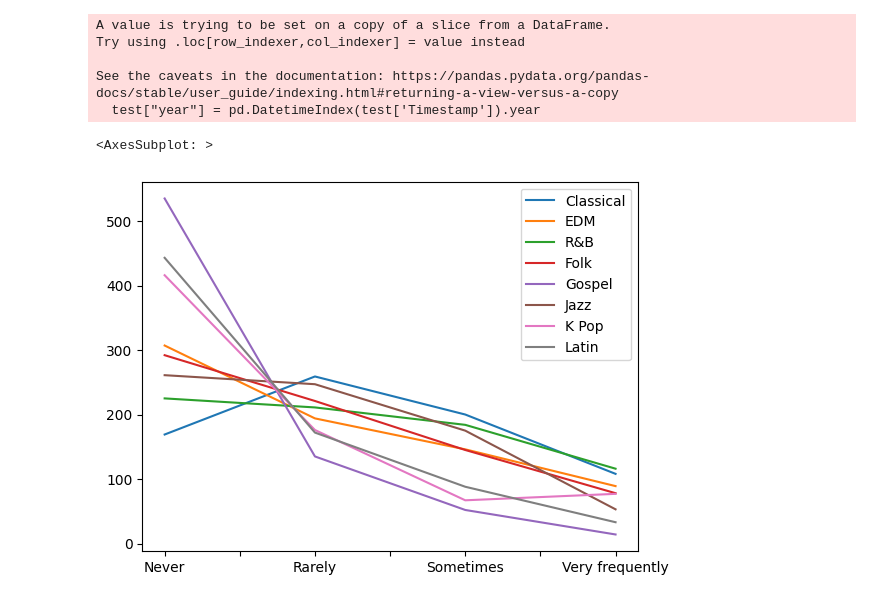
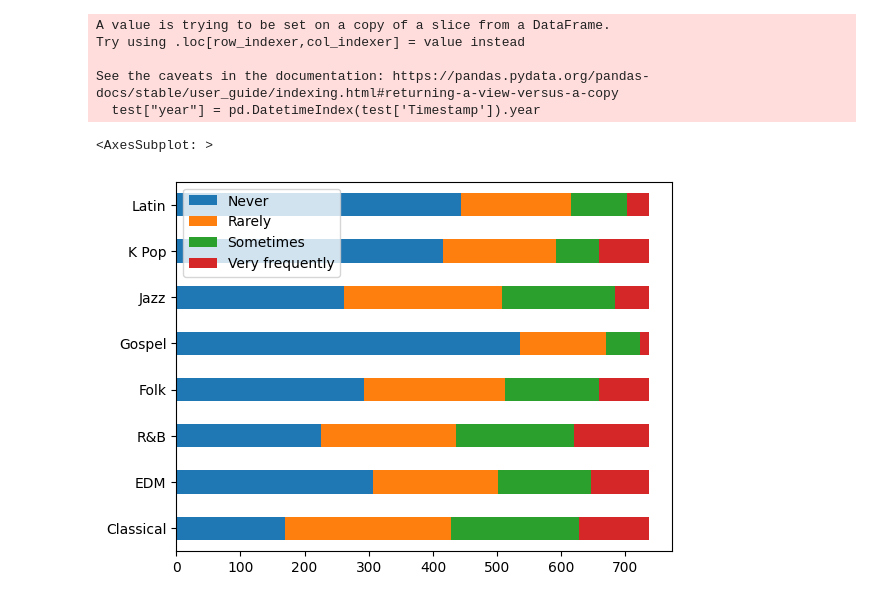
Before and after one commit to Chris-Vuong/music-mental-health-eda, a Jupyter notebook: eda.ipynb, the cells around one changed output. Cells and saved outputs as stored; diff of their text form; code cells hidden in the pictures.

Commit message:
added stacked horizonatal bar chart

```diff
--- a/eda.ipynb
+++ b/eda.ipynb
@@ -112,7 +112,8 @@ See the caveats in the documentation: https://pandas.pydata.org/pandas-docs/stab
   test["year"] = pd.DatetimeIndex(test['Timestamp']).year
 # %%
 df_values = df[["Classical", "EDM", "R&B", "Folk", "Gospel", "Jazz", "K Pop", "Latin"]].apply(pd.Series.value_counts)
-df_values.plot()
+df_values = df_values.swapaxes(axis1="columns", axis2="index")
+df_values.plot(kind="barh", stacked=True)
 # %% [output]
 <AxesSubplot: >
-[figure, old version]
+[figure, new version]
```
